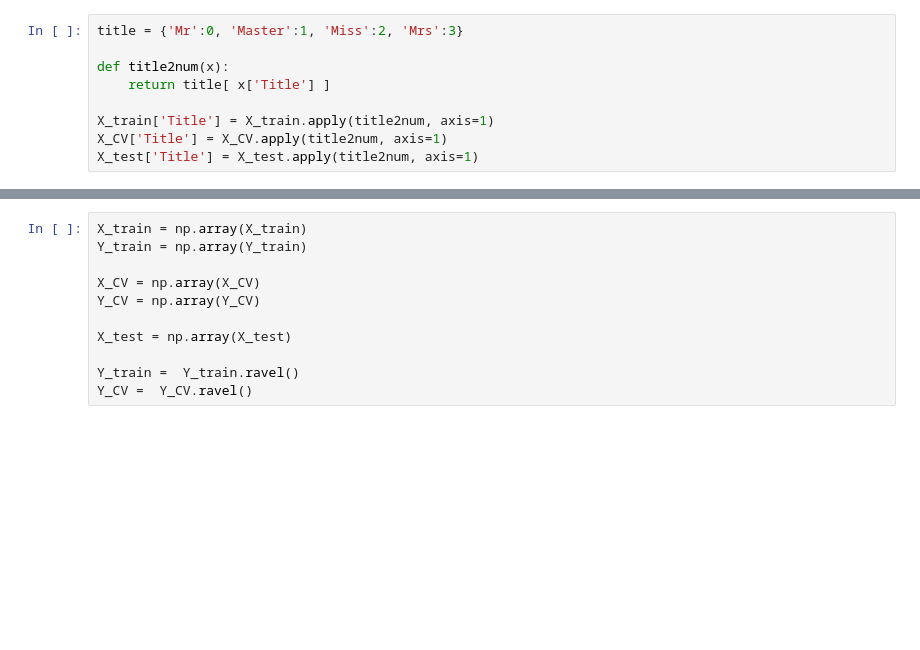
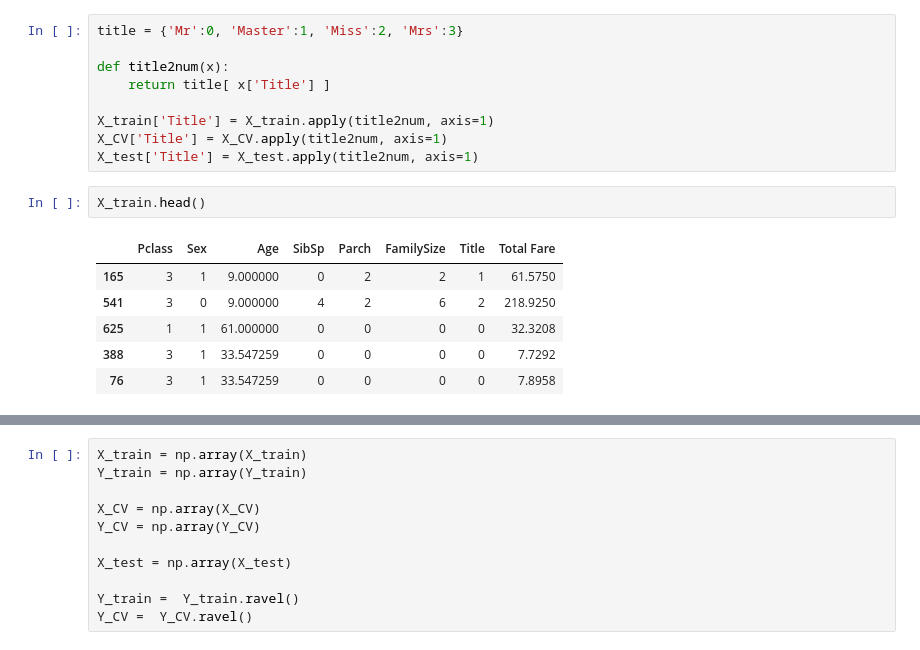
Before and after one commit to suraj-maniyar/Kaggle, a Jupyter notebook: titanic/main.ipynb, the cells around one changed output, grey strips where cells are left out. Drawn from its saved outputs; the diff is of its cells as text; blank space fills up the shorter version.

```diff
--- a/titanic/main.ipynb
+++ b/titanic/main.ipynb
@@ -161,3 +161,12 @@ def title2num(x):
 X_train['Title'] = X_train.apply(title2num, axis=1)
 X_CV['Title'] = X_CV.apply(title2num, axis=1)
 X_test['Title'] = X_test.apply(title2num, axis=1)
+# %%
+X_train.head()
+# %% [output]
+|  | Pclass | Sex | Age | SibSp | Parch | FamilySize | Title | Total Fare |
+| 165 | 3 | 1 | 9.000000 | 0 | 2 | 2 | 1 | 61.5750 |
+| 541 | 3 | 0 | 9.000000 | 4 | 2 | 6 | 2 | 218.9250 |
+| 625 | 1 | 1 | 61.000000 | 0 | 0 | 0 | 0 | 32.3208 |
+| 388 | 3 | 1 | 33.547259 | 0 | 0 | 0 | 0 | 7.7292 |
+| 76 | 3 | 1 | 33.547259 | 0 | 0 | 0 | 0 | 7.8958 |
```
Also changed, not shown: parts of 18 cells of this notebook, 2 other files.
